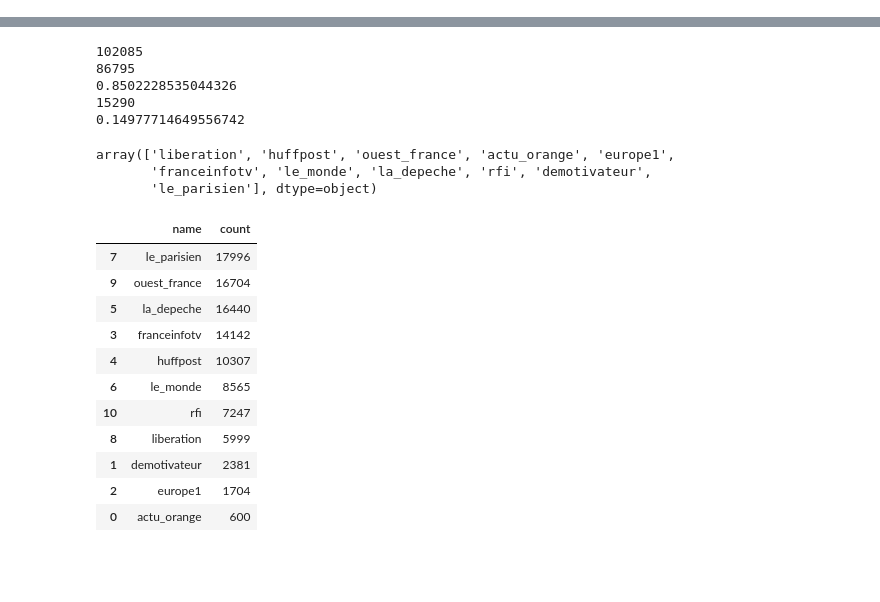
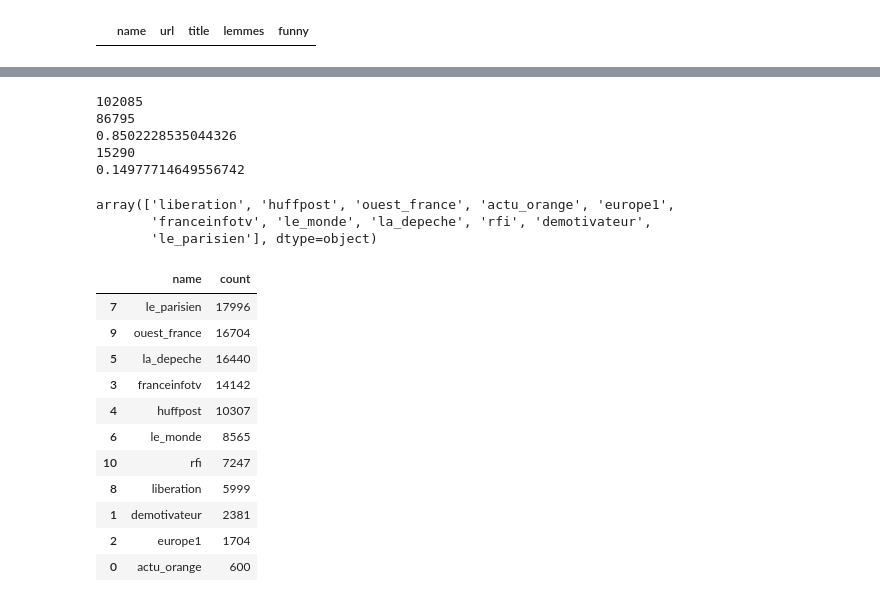
Before and after one commit to mikachou/funnypress-data-study, a Jupyter notebook: notebooks/analyse.ipynb, the cells around one changed output, grey strips where cells are left out. Drawn from its saved outputs; the diff is of its cells as text; code cells hidden in the pictures; blank space fills up the shorter version.

```diff
--- a/notebooks/analyse.ipynb
+++ b/notebooks/analyse.ipynb
@@ -7,2 +15,2 @@ df = pd.read_csv('../data/clean/dataset.csv')
 # %%
-df
+df = df.fillna('')
@@ -22,0 +17,4 @@ df
+# %%
+df[df.isna().any(axis=1)]
+# %% [output]
+|  | name | url | title | lemmes | funny |
```
Also changed, not shown: parts of 16 cells of this notebook, 1 other file.
